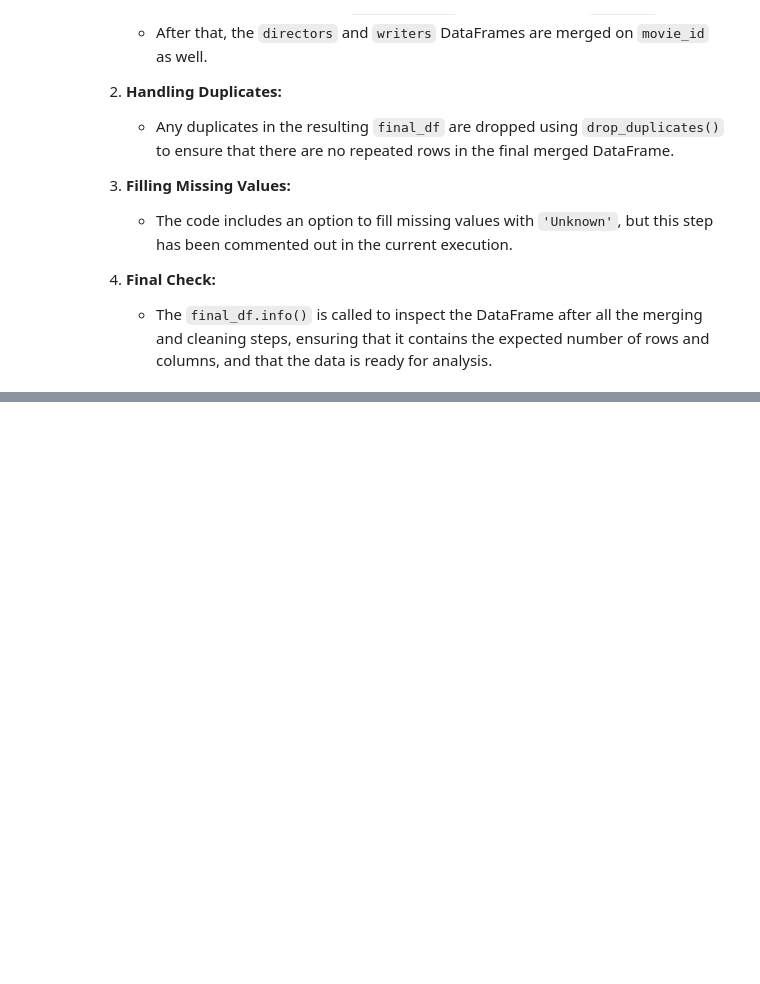
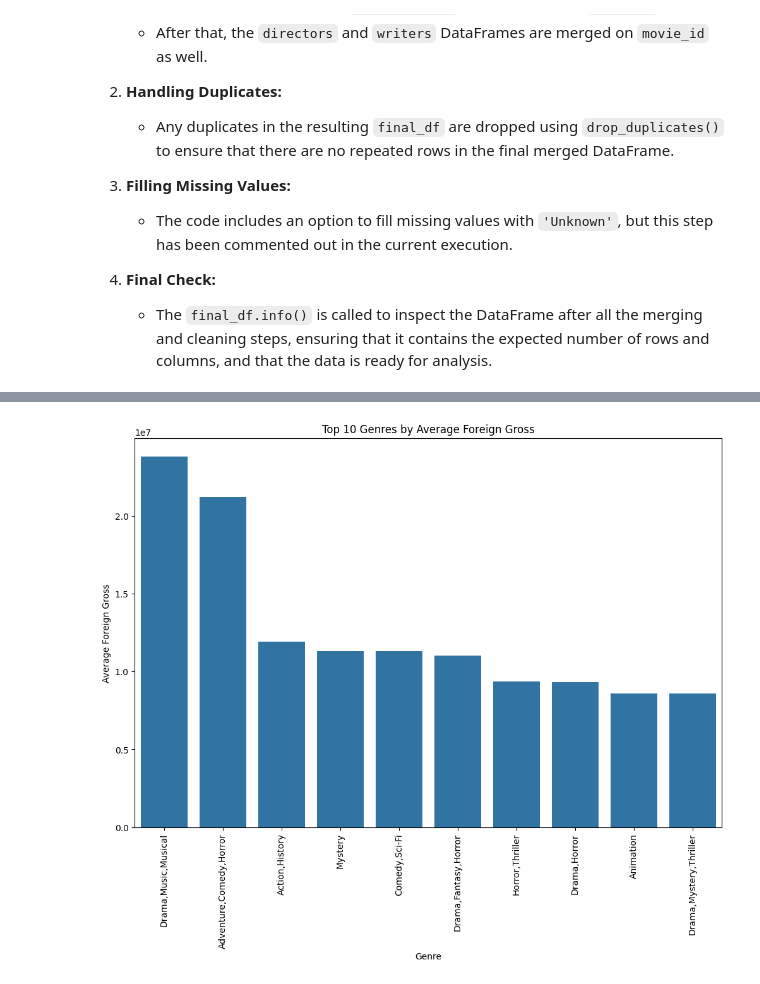
Before and after one commit to mwakad/box-office-movie-insights, a Jupyter notebook: notebooks/gerald.ipynb, the cells around one changed output, grey strips where cells are left out. Cells and saved outputs as stored; diff of their text form; code cells hidden in the pictures; blank space fills up the shorter version.

```diff
--- a/notebooks/gerald.ipynb
+++ b/notebooks/gerald.ipynb
@@ -435,0 +479,14 @@ plt.show()
+# %%
+# Get top 10 genres by average foreign gross
+top_genre = final_df.groupby('genres')['foreign_gross'].mean().sort_values(ascending=False).head(10)
+
+# Bar plot for top 10 genres by average Foreign Gross
+plt.figure(figsize=(12, 8))
+sns.barplot(x=top_genre.index, y=top_genre.values)
+plt.xticks(rotation=90)
+plt.title('Top 10 Genres by Average Foreign Gross')
+plt.xlabel('Genre')
+plt.ylabel('Average Foreign Gross')
+plt.show()
+# %% [output]
+[figure, added]
```
Also changed, not shown: parts of 35 cells of this notebook.
